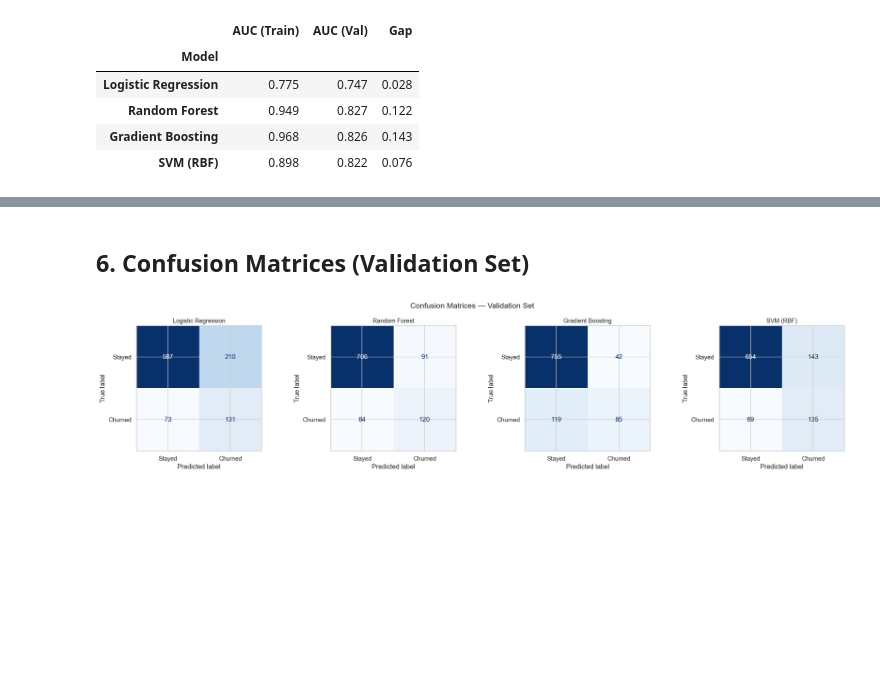
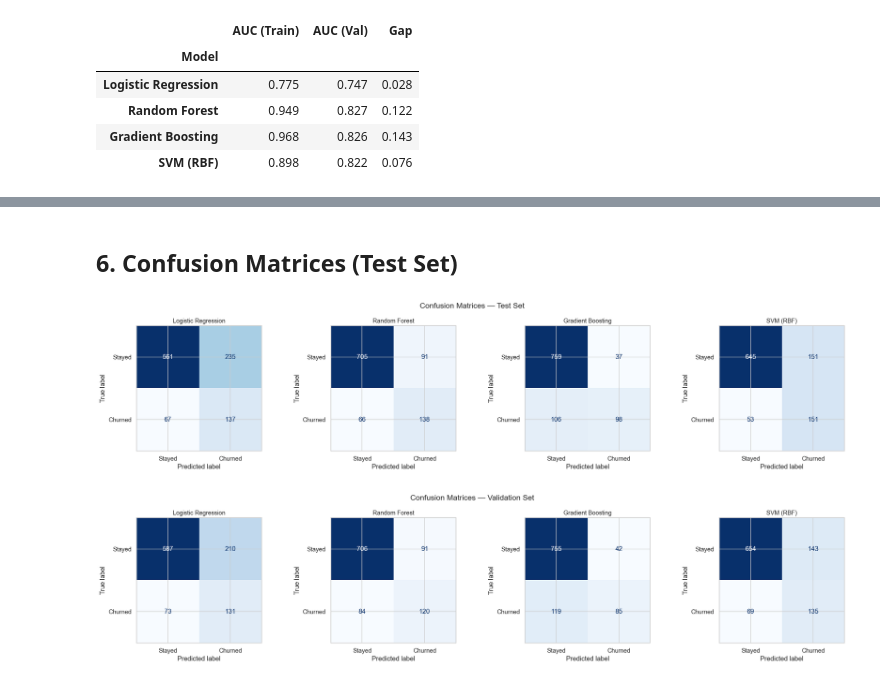
Before and after one commit to valgondry/Machine-Learning-KUBS, a Jupyter notebook: modeling.ipynb, the cells around one changed output, grey strips where cells are left out. Cells and saved outputs as stored; diff of their text form; code cells hidden in the pictures; blank space fills up the shorter version.

```diff
--- a/modeling.ipynb
+++ b/modeling.ipynb
@@ -218,5 +218,21 @@ plt.show()
 # %% [markdown]
-## 6. Confusion Matrices (Validation Set)
+## 6. Confusion Matrices (Test Set)
+# %%
+fig, axes = plt.subplots(1, 4, figsize=(20, 4.5))
+
+for ax, (name, model) in zip(axes, models.items()):
+    y_pred = model.predict(X_test)
+    cm = confusion_matrix(y_test, y_pred)
+    disp = ConfusionMatrixDisplay(cm, display_labels=['Stayed', 'Churned'])
+    disp.plot(ax=ax, cmap='Blues', colorbar=False)
+    ax.set_title(name, fontsize=11)
+
+fig.suptitle('Confusion Matrices — Test Set', fontsize=14)
+plt.tight_layout()
+plt.savefig('fig_confusion_matrices.png')
+plt.show()
+# %% [output]
+[figure, added]
 # %%
 fig, axes = plt.subplots(1, 4, figsize=(20, 4.5))
 
```
Also changed, not shown: parts of 7 cells of this notebook.
